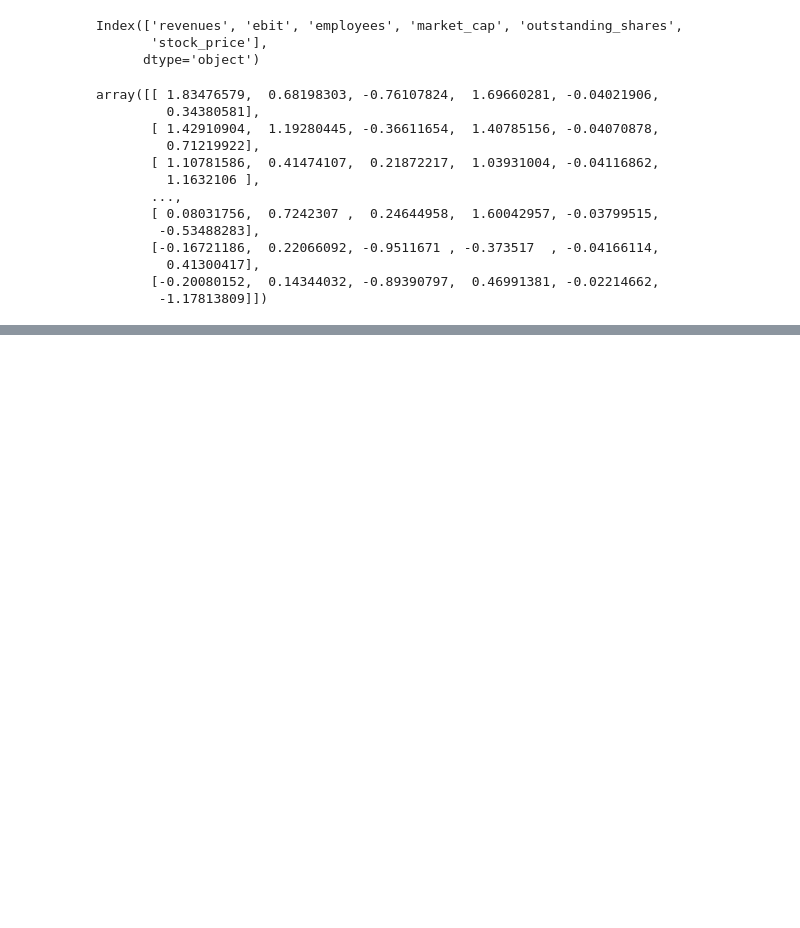
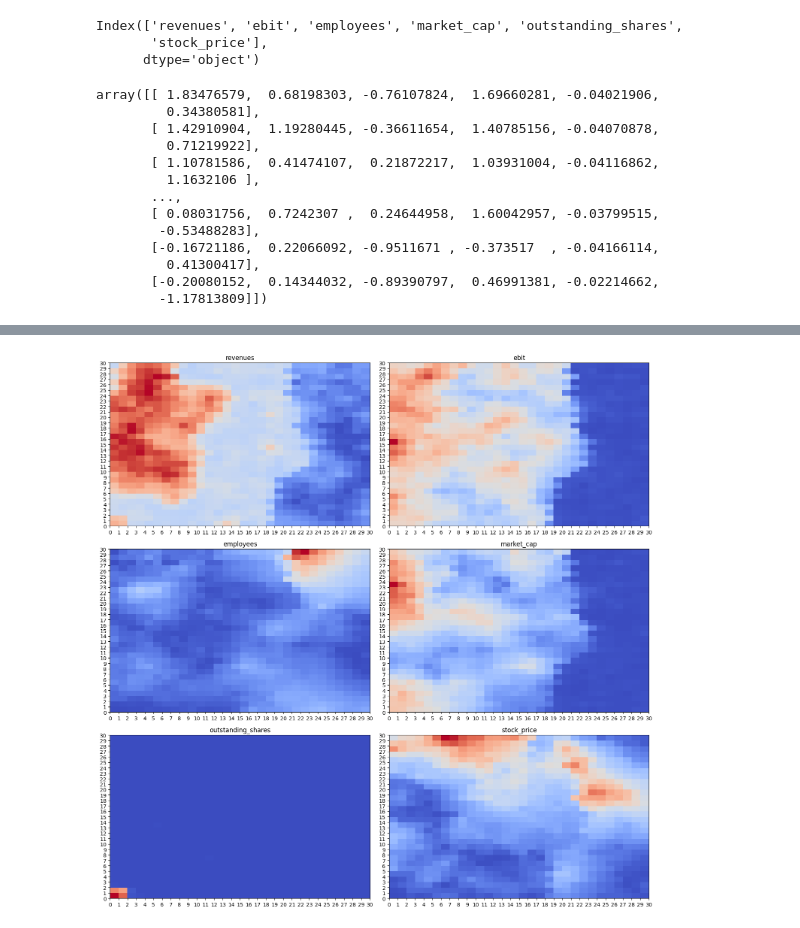
Before and after one commit to maxluetkemeyer/dataset_generator, a Jupyter notebook: dataset_2/5_ClusteringSOM.ipynb, the cells around one changed output, grey strips where cells are left out. Drawn from its saved outputs; the diff is of its cells as text; code cells hidden in the pictures; blank space fills up the shorter version.

Commit message:
som feature selection

```diff
--- a/dataset_2/5_ClusteringSOM.ipynb
+++ b/dataset_2/5_ClusteringSOM.ipynb
@@ -88,3 +89,19 @@ plt.show()
+# %%
+W = som.get_weights()
+plt.figure(figsize=(15, 15))
+
+for i, f in enumerate(columns):
+    plt.subplot(3, 2, i+1)
+    plt.title(label=f)
+    plt.pcolor(W[:,:,i].T, cmap='coolwarm')
+    plt.xticks(ticks=np.arange(x_neurons+1))
+    plt.yticks(ticks=np.arange(y_neurons+1))
+plt.tight_layout()
+# plt.title(label='Self-Organizing Map: Feature Selection', fontsize=10)
+plt.savefig("figures/som_feature_selection.png")
+plt.show()
+# %% [output]
+[figure, added]
 # %%
 outliers_percentage = 0.06
 
```
Also changed, not shown: parts of 5 cells of this notebook, 9 other files.
